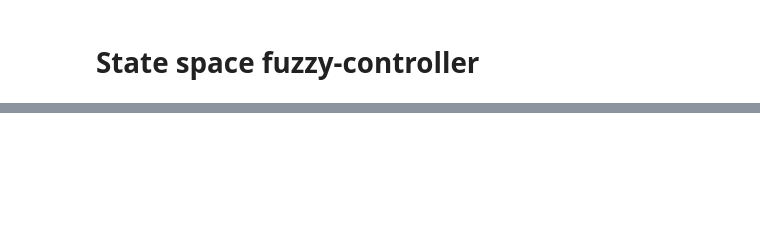
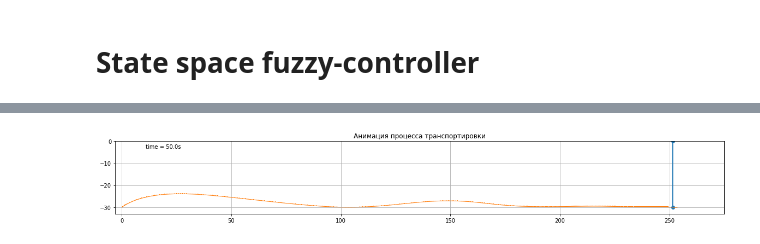
Before and after one commit to dvogureckiy99/Fuzzy, a Jupyter notebook: lab3.ipynb, the cells around one changed output, grey strips where cells are left out. Cells and saved outputs as stored; diff of their text form; code cells hidden in the pictures; blank space fills up the shorter version.

Commit message:
скорректирован нечёткий регулятор и вставлен код по созданию gif анимации процесса

```diff
--- a/lab3.ipynb
+++ b/lab3.ipynb
@@ -583,0 +584,56 @@ pi_line = mlines.Line2D([], [], color='blue', linestyle='-', label='without cont
+# %%
+import matplotlib.pyplot as plt
+import matplotlib.animation as animation
+from matplotlib import rc
+from collections import deque
+rc('animation', html='html5')
+
+L=30.
+
+figsize=(20,10)
+fig = plt.figure(figsize=figsize)
+ax = fig.add_subplot( xlim=(-L*0.1, x_zad*1.1), ylim=(-L*1.1, 0))
+ax.set_aspect('equal')
+ax.grid()
+
+line, = ax.plot([], [], 'o-', lw=2)
+trace, = ax.plot([], [], ',-', lw=1)
+time_template = 'time = %.1fs'
+time_text = ax.text(0.05, 0.9, '', transform=ax.transAxes)
+history_len = T_N  # how many trajectory points to display
+history_x, history_y = deque(maxlen=history_len), deque(maxlen=history_len)
+
+ # функция анимации
+def animate(i):
+  # добавление новых точек в список точек осей x, y
+  x=sys_state[0,i]
+  phi=sys_state[2,i]*math.pi/180
+  x_cart=x
+  y_cart=0
+  x_cargo=math.sin(phi)*L+x
+  y_cargo=-math.cos(phi)*L
+
+  thisx = [x_cart, x_cargo]
+  thisy = [y_cart, y_cargo]
+
+  if i == 0:
+    history_x.clear()
+    history_y.clear()
+
+  history_x.appendleft(thisx[1])
+  history_y.appendleft(thisy[1])
+
+  line.set_data(thisx, thisy)
+  trace.set_data(history_x, history_y)
+  time_text.set_text(time_template % T[i])
+  return line, trace, time_text
+
+# Заголовок анимации
+plt.title('Анимация процесса транспортировки')
+
+# Вызов анимации.
+anim = animation.FuncAnimation(fig, animate,
+                               frames= T_N, interval=time_interval_stop, blit=True)
+anim.save('SystemMotion.gif', writer = "pillow", fps=np.ceil(T_N*(1/time_interval_stop)) )
+# %% [output]
+[figure, added]
```
Also changed, not shown: parts of 4 cells of this notebook.
